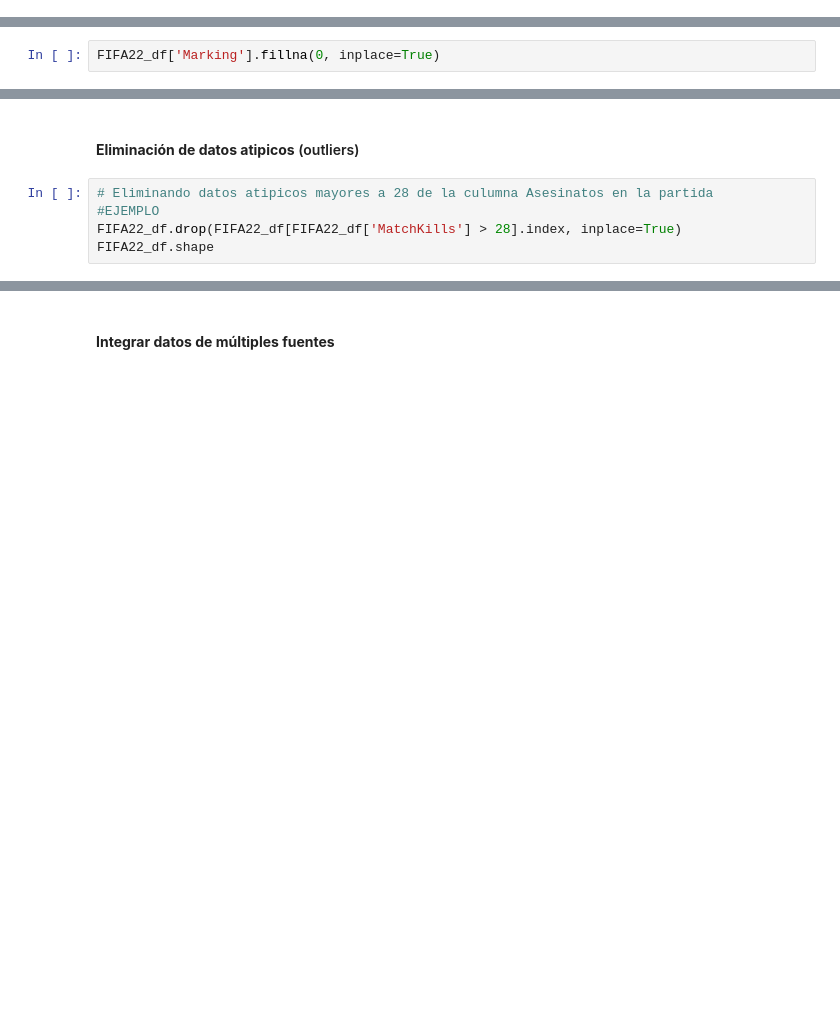
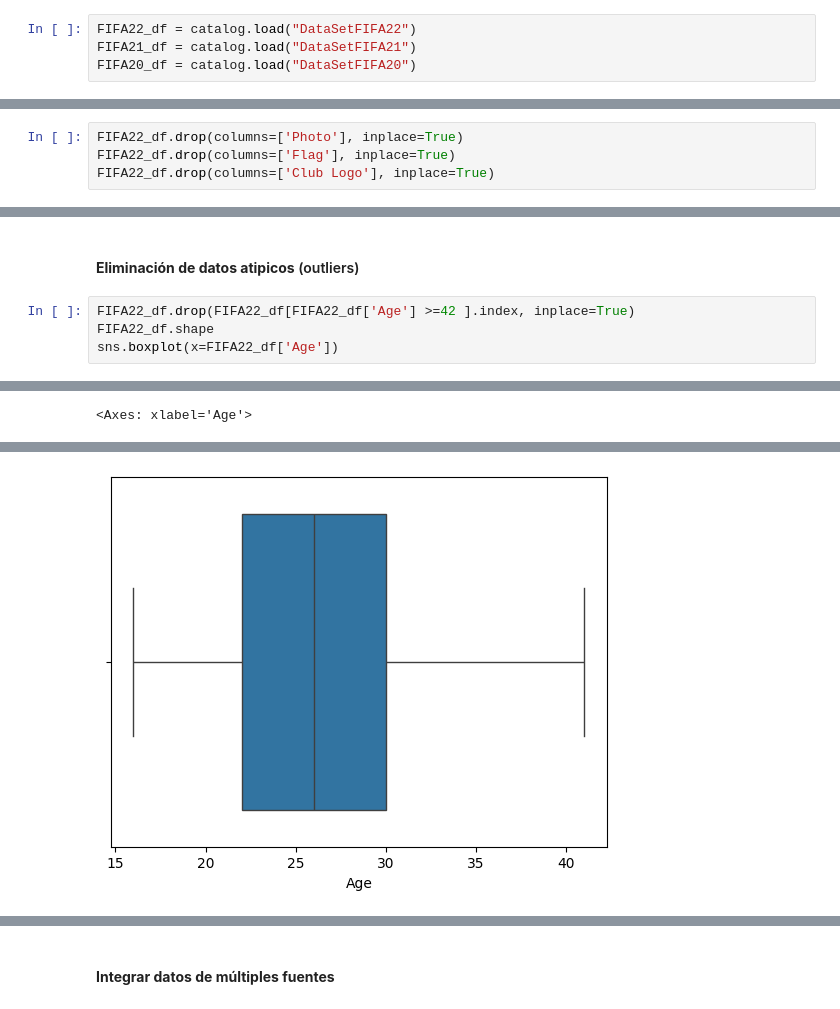
Before and after one commit to BrandonLCC/FIFA_ML_Kedro, a Jupyter notebook: machine-learning-project/notebooks/3_Data_Preparation.ipynb, the cells around one changed output, grey strips where cells are left out. Saved outputs shown, nothing was run; the diff lists cells and outputs as text; blank space fills up the shorter version.

Commit message:
Realizando Feature engineering, Eliminacion de datos atipicos, eliminacion de columnas etapa 3

```diff
--- a/machine-learning-project/notebooks/3_Data_Preparation.ipynb
+++ b/machine-learning-project/notebooks/3_Data_Preparation.ipynb
@@ -10,0 +28,4 @@ Tareas por realizar en la etapa de preparacion:
+# %%
+FIFA22_df = catalog.load("DataSetFIFA22")
+FIFA21_df = catalog.load("DataSetFIFA21")
+FIFA20_df = catalog.load("DataSetFIFA20")
@@ -22,8 +49,10 @@ No aportan al rendimiento ni al precio y pueden sobre‐ajustar.
+# %%
+FIFA22_df.drop(columns=['Photo'], inplace=True)
+FIFA22_df.drop(columns=['Flag'], inplace=True)
+FIFA22_df.drop(columns=['Club Logo'], inplace=True)
 # %% [markdown]
 Marking es la capacidad de marcar o defender del jugador, por lo que es una caracteristica que solo lo tienen jugadores de cierta posicion defensiva, por lo que al ser una variable que influye, se le ingresara valores cero a los datos nulos
 # %% [markdown]
 Columnas redudantes o repetitivas
 Release Clause
 Best Overall Rating
-# %%
-FIFA22_df['Marking'].fillna(0, inplace=True)
@@ -30,7 +80,7 @@ FIFA22_df['Marking'].fillna(0, inplace=True)
 # %% [markdown]
 #### **Eliminación de datos atipicos** (outliers)
-# %%
-# Eliminando datos atipicos mayores a 28 de la culumna Asesinatos en la partida
-#EJEMPLO
-FIFA22_df.drop(FIFA22_df[FIFA22_df['MatchKills'] > 28].index, inplace=True)
-FIFA22_df.shape
+# %%
+FIFA22_df.drop(FIFA22_df[FIFA22_df['Age'] >=42 ].index, inplace=True)
+FIFA22_df.shape
+sns.boxplot(x=FIFA22_df['Age'])
+# %% [output]
@@ -36,0 +88 @@ FIFA22_df.shape
+<Axes: xlabel='Age'>
@@ -36,0 +90 @@ FIFA22_df.shape
+[figure, added]
```
Also changed, not shown: parts of 11 cells of this notebook, 1 other file.
